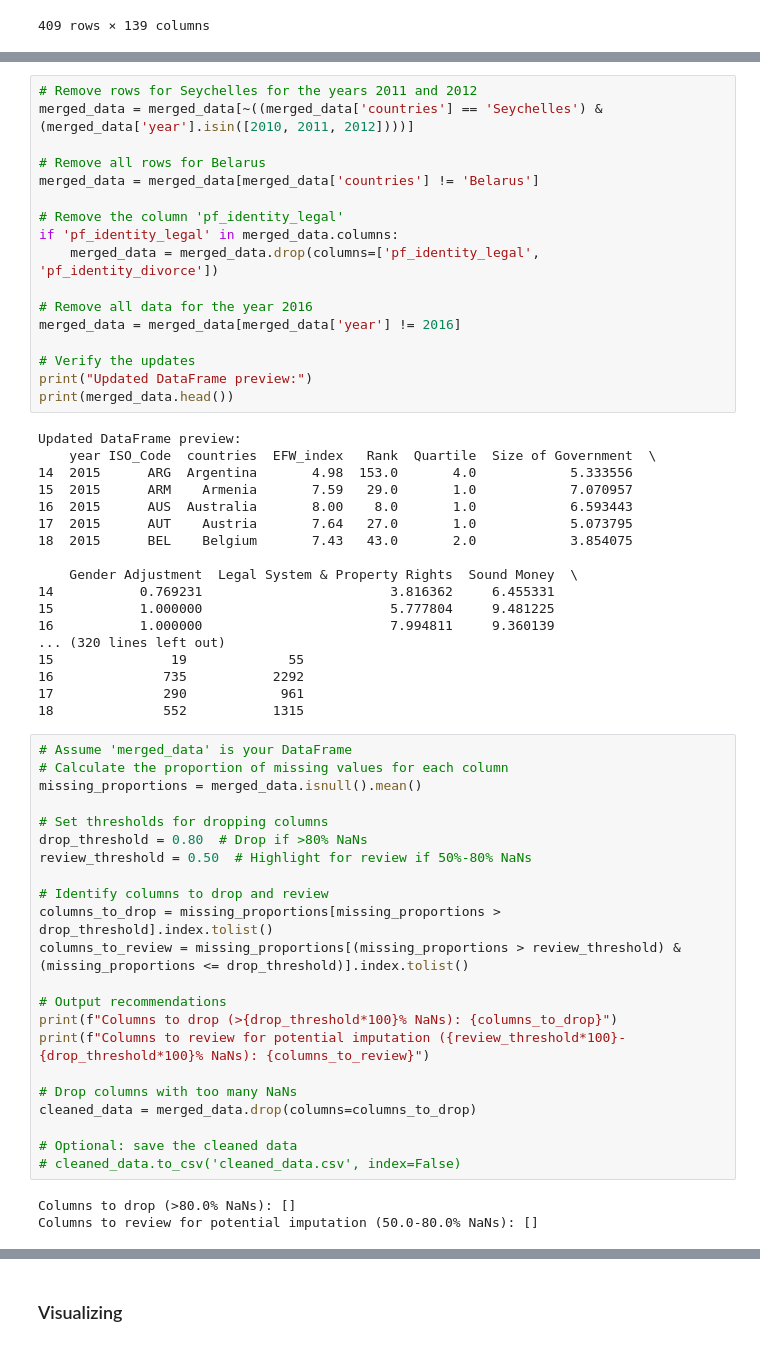
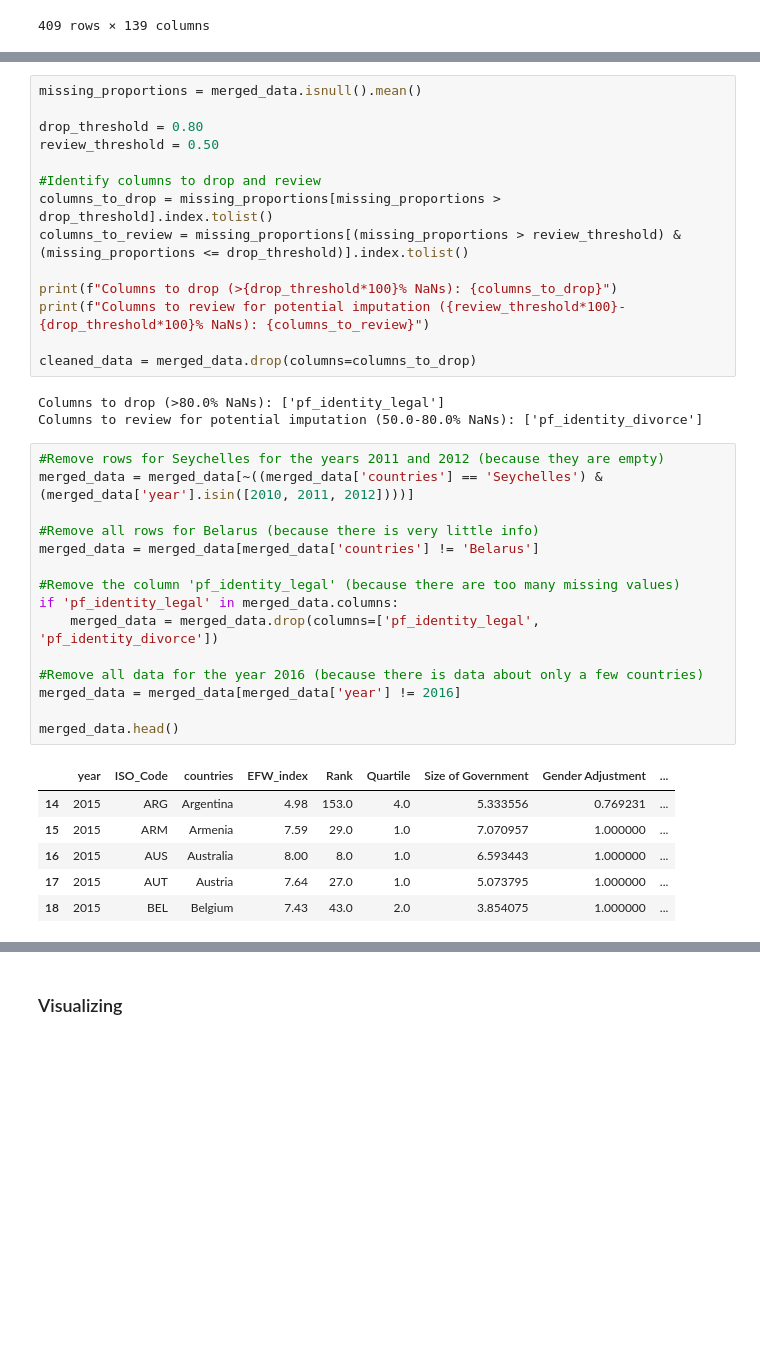
Before and after one commit to miamelaniemoor/human-freedom-and-suicide, a Jupyter notebook: Untitled.ipynb, the cells around one changed output, grey strips where cells are left out. Cells and saved outputs as stored; diff of their text form; blank space fills up the shorter version.

```diff
--- a/Untitled.ipynb
+++ b/Untitled.ipynb
@@ -264,66 +259,45 @@ merged_data[~merged_data['countries'].isin(countries_to_remove)]
 | 407 | 2010 | USA | United States | 7.81 | 11.0 | 1.0 | 6.386110 | 1.000000 | ... |
 | 408 | 2010 | URY | Uruguay | 7.33 | 41.0 | 2.0 | 6.809599 | 1.000000 | ... |
 403 rows × 139 columns
+# %%
+missing_proportions = merged_data.isnull().mean()
+
+drop_threshold = 0.80
+review_threshold = 0.50
+
+#Identify columns to drop and review
+columns_to_drop = missing_proportions[missing_proportions > drop_threshold].index.tolist()
+columns_to_review = missing_proportions[(missing_proportions > review_threshold) & (missing_proportions <= drop_threshold)].index.tolist()
+
+print(f"Columns to drop (>{drop_threshold*100}% NaNs): {columns_to_drop}")
+print(f"Columns to review for potential imputation ({review_threshold*100}-{drop_threshold*100}% NaNs): {columns_to_review}")
+
+cleaned_data = merged_data.drop(columns=columns_to_drop)
+# %% [output]
+Columns to drop (>80.0% NaNs): ['pf_identity_legal']
+Columns to review for potential imputation (50.0-80.0% NaNs): ['pf_identity_divorce']
 # %%
-# Remove rows for Seychelles for the years 2011 and 2012
+#Remove rows for Seychelles for the years 2011 and 2012 (because they are empty)
 merged_data = merged_data[~((merged_data['countries'] == 'Seychelles') & (merged_data['year'].isin([2010, 2011, 2012])))]
 
-# Remove all rows for Belarus
+#Remove all rows for Belarus (because there is very little info)
 merged_data = merged_data[merged_data['countries'] != 'Belarus']
 
-# Remove the column 'pf_identity_legal'
+#Remove the column 'pf_identity_legal' (because there are too many missing values)
 if 'pf_identity_legal' in merged_data.columns:
     merged_data = merged_data.drop(columns=['pf_identity_legal', 'pf_identity_divorce'])
 
-# Remove all data for the year 2016
+#Remove all data for the year 2016 (because there is data about only a few countries)
 merged_data = merged_data[merged_data['year'] != 2016]
 
-# Verify the updates
-print("Updated DataFrame preview:")
-print(merged_data.head())
+merged_data.head()
 # %% [output]
-Updated DataFrame preview:
-    year ISO_Code  countries  EFW_index   Rank  Quartile  Size of Government  \
-14  2015      ARG  Argentina       4.98  153.0       4.0            5.333556
-15  2015      ARM    Armenia       7.59   29.0       1.0            7.070957
-16  2015      AUS  Australia       8.00    8.0       1.0            6.593443
-17  2015      AUT    Austria       7.64   27.0       1.0            5.073795
-18  2015      BEL    Belgium       7.43   43.0       2.0            3.854075
-
-    Gender Adjustment  Legal System & Property Rights  Sound Money  \
-14           0.769231                        3.816362     6.455331
-15           1.000000                        5.777804     9.481225
-16           1.000000                        7.994811     9.360139
-... (320 lines left out)
-15               19             55
-16              735           2292
-17              290            961
-18              552           1315
+|  | year | ISO_Code | countries | EFW_index | Rank | Quartile | Size of Government | Gender Adjustment | ... |
+| 14 | 2015 | ARG | Argentina | 4.98 | 153.0 | 4.0 | 5.333556 | 0.769231 | ... |
+| 15 | 2015 | ARM | Armenia | 7.59 | 29.0 | 1.0 | 7.070957 | 1.000000 | ... |
+| 16 | 2015 | AUS | Australia | 8.00 | 8.0 | 1.0 | 6.593443 | 1.000000 | ... |
+| 17 | 2015 | AUT | Austria | 7.64 | 27.0 | 1.0 | 5.073795 | 1.000000 | ... |
+| 18 | 2015 | BEL | Belgium | 7.43 | 43.0 | 2.0 | 3.854075 | 1.000000 | ... |
-# %%
-# Assume 'merged_data' is your DataFrame
-# Calculate the proportion of missing values for each column
-missing_proportions = merged_data.isnull().mean()
-
-# Set thresholds for dropping columns
-drop_threshold = 0.80  # Drop if >80% NaNs
-review_threshold = 0.50  # Highlight for review if 50%-80% NaNs
-
-# Identify columns to drop and review
-columns_to_drop = missing_proportions[missing_proportions > drop_threshold].index.tolist()
-columns_to_review = missing_proportions[(missing_proportions > review_threshold) & (missing_proportions <= drop_threshold)].index.tolist()
-
-# Output recommendations
-print(f"Columns to drop (>{drop_threshold*100}% NaNs): {columns_to_drop}")
-print(f"Columns to review for potential imputation ({review_threshold*100}-{drop_threshold*100}% NaNs): {columns_to_review}")
-
-# Drop columns with too many NaNs
-cleaned_data = merged_data.drop(columns=columns_to_drop)
-
-# Optional: save the cleaned data
-# cleaned_data.to_csv('cleaned_data.csv', index=False)
-# %% [output]
-Columns to drop (>80.0% NaNs): []
-Columns to review for potential imputation (50.0-80.0% NaNs): []
 # %%
 columns_to_drop = [
     col for col in merged_data.columns
```
Also changed, not shown: parts of 30 cells of this notebook.
